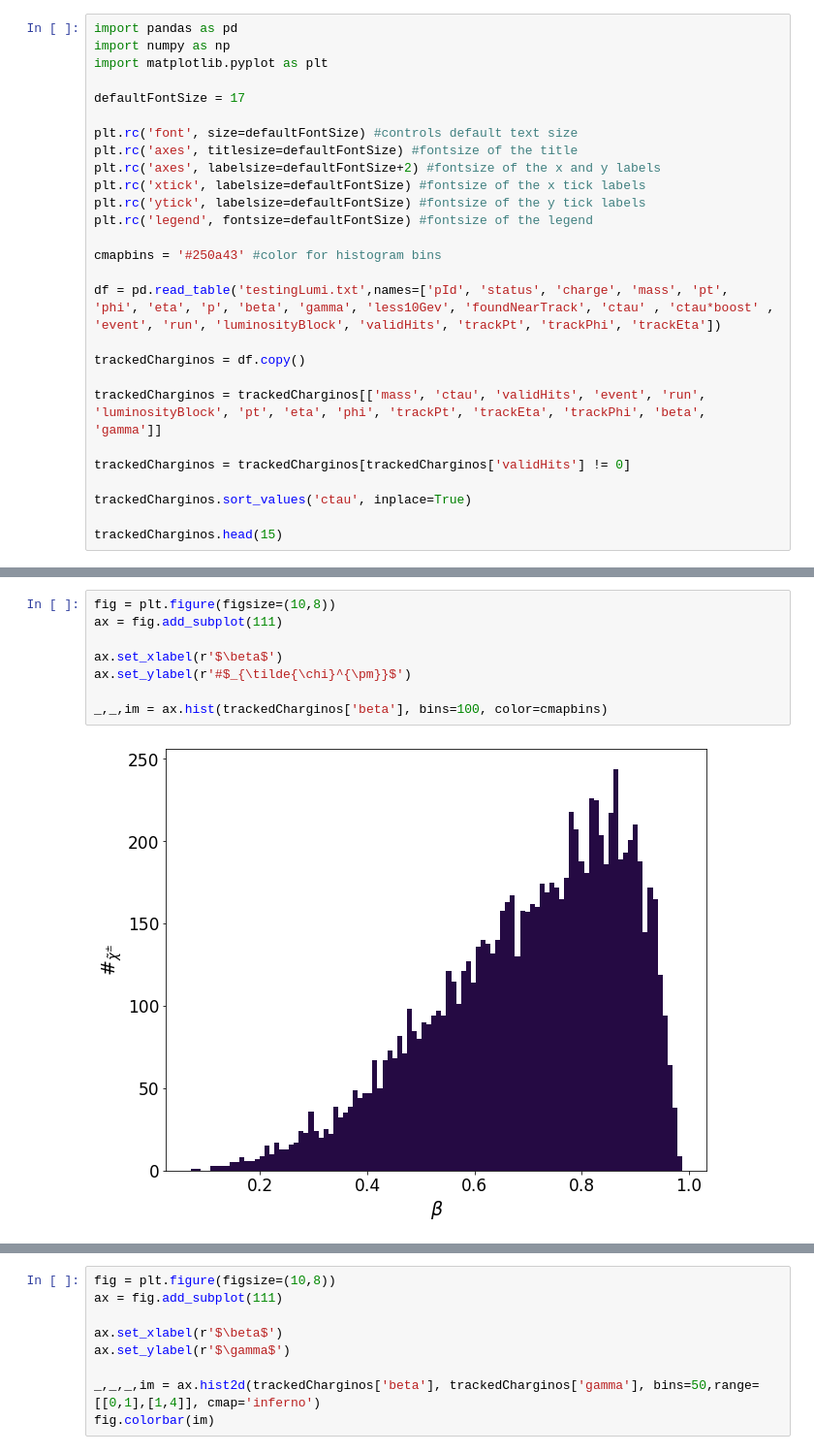
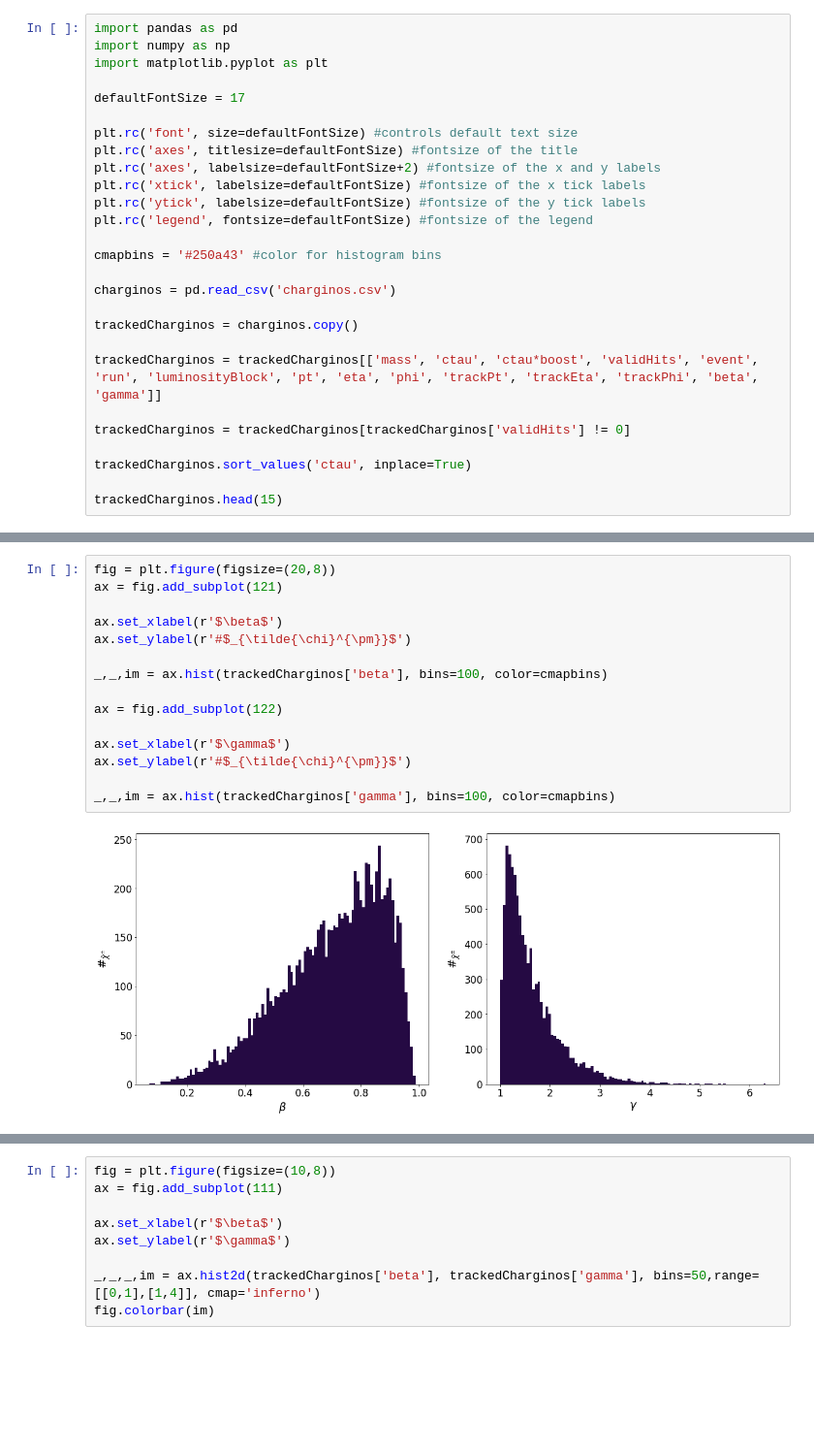
Before and after one commit to joaoboger/charginosAnalysis, a Jupyter notebook: charginosAnalysis.ipynb, the cells around one changed output, grey strips where cells are left out. Shown at 97% size. Drawn from its saved outputs; the diff is of its cells as text; blank space fills up the shorter version.

```diff
--- a/charginosAnalysis.ipynb
+++ b/charginosAnalysis.ipynb
@@ -14,11 +14,11 @@ plt.rc('legend', fontsize=defaultFontSize) #fontsize of the legend
 
 cmapbins = '#250a43' #color for histogram bins
 
-df = pd.read_table('testingLumi.txt',names=['pId', 'status', 'charge', 'mass', 'pt', 'phi', 'eta', 'p', 'beta', 'gamma', 'less10Gev', 'foundNearTrack', 'ctau' , 'ctau*boost' , 'event', 'run', 'luminosityBlock', 'validHits', 'trackPt', 'trackPhi', 'trackEta'])
+charginos = pd.read_csv('charginos.csv')
 
-trackedCharginos = df.copy()
+trackedCharginos = charginos.copy()
 
-trackedCharginos = trackedCharginos[['mass', 'ctau', 'validHits', 'event', 'run', 'luminosityBlock', 'pt', 'eta', 'phi', 'trackPt', 'trackEta', 'trackPhi', 'beta', 'gamma']]
+trackedCharginos = trackedCharginos[['mass', 'ctau', 'ctau*boost', 'validHits', 'event', 'run', 'luminosityBlock', 'pt', 'eta', 'phi', 'trackPt', 'trackEta', 'trackPhi', 'beta', 'gamma']]
 
 trackedCharginos = trackedCharginos[trackedCharginos['validHits'] != 0]
 
@@ -50,10 +45,17 @@ eventsToCheck = eventsToCheck[eventsToCheck['validHits'] > 10]
 # %%
-fig = plt.figure(figsize=(10,8))
-ax = fig.add_subplot(111)
+fig = plt.figure(figsize=(20,8))
+ax = fig.add_subplot(121)
 
 ax.set_xlabel(r'$\beta$')
 ax.set_ylabel(r'#$_{\tilde{\chi}^{\pm}}$')
 
 _,_,im = ax.hist(trackedCharginos['beta'], bins=100, color=cmapbins)
+
+ax = fig.add_subplot(122)
+
+ax.set_xlabel(r'$\gamma$')
+ax.set_ylabel(r'#$_{\tilde{\chi}^{\pm}}$')
+
+_,_,im = ax.hist(trackedCharginos['gamma'], bins=100, color=cmapbins)
 # %% [output]
-[figure, old version]
+[figure, new version]
```
Also changed, not shown: parts of 12 cells of this notebook, 1 other file.
